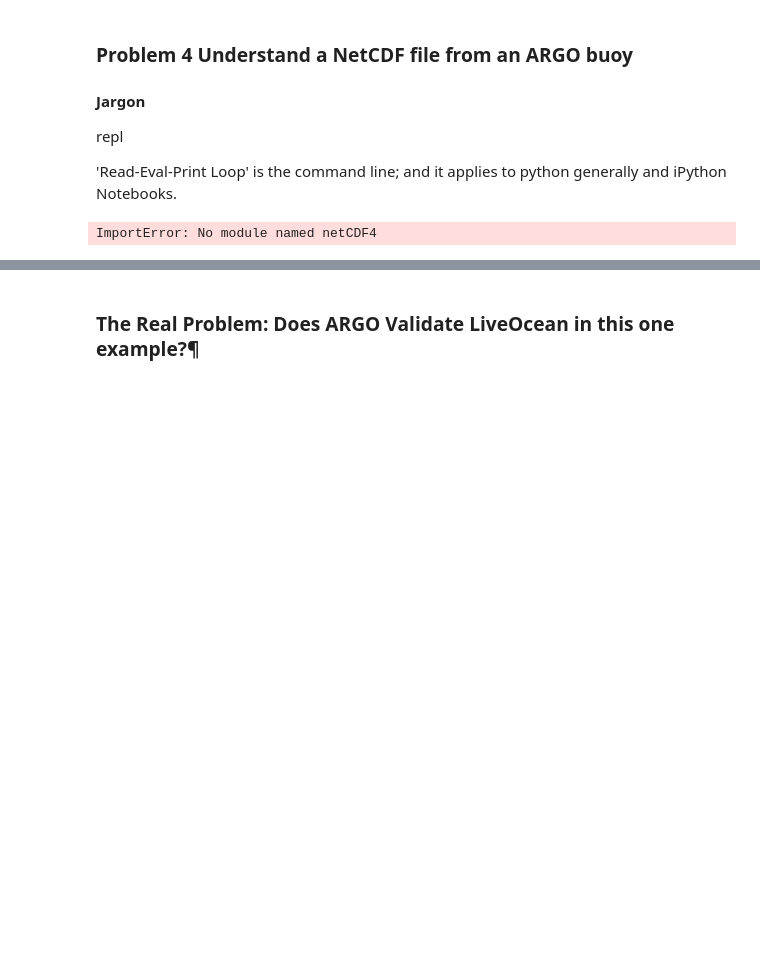
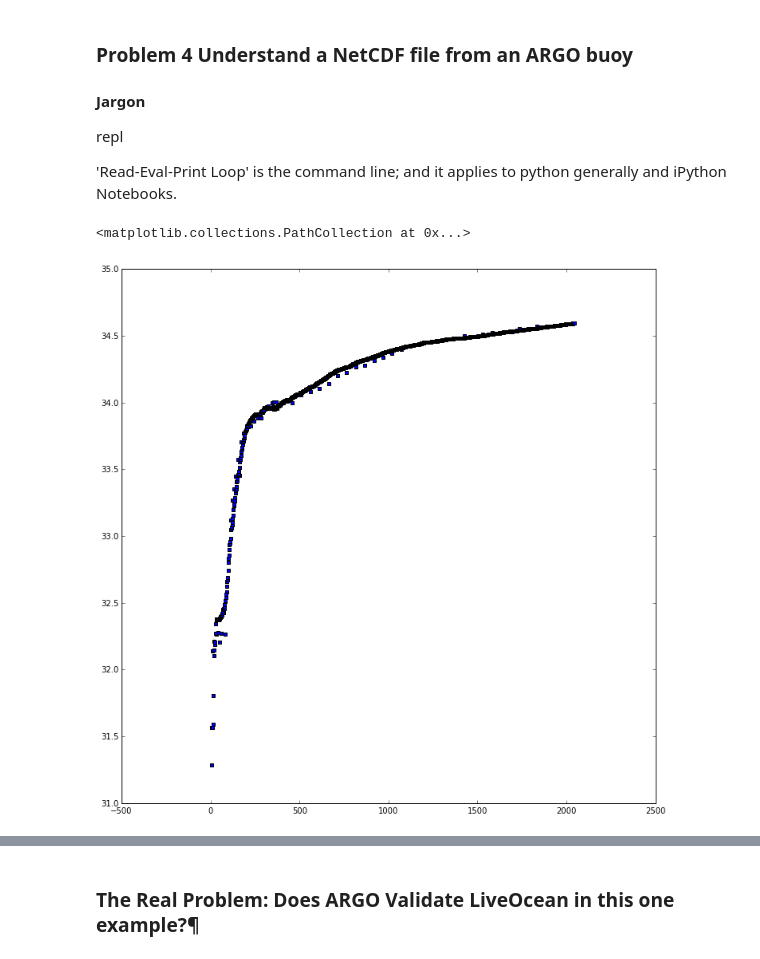
Before and after one commit to robfatland/percival, a Jupyter notebook: IPython Notebooks/Cloud Day Talk.ipynb, the cells around one changed output, grey strips where cells are left out. Drawn from its saved outputs; the diff is of its cells as text; code cells hidden in the pictures; blank space fills up the shorter version.

```diff
--- a/IPython Notebooks/Cloud Day Talk.ipynb
+++ b/IPython Notebooks/Cloud Day Talk.ipynb
@@ -453,8 +459,8 @@ from netCDF4 import *
 # Not intended to be an operational conversion constant!
 decibarsToMeters = 1019.977/1000.0
 
-f = Dataset("R5903601_130.nc",'r', Format='NETCDF4')
-g = Dataset("argo-profiles-4901664.nc",'r',Format='NETCDF4')
+f = Dataset("../data/R5903601_130.nc",'r', Format='NETCDF4')
+g = Dataset("../data/argo-profiles-4901664.nc",'r',Format='NETCDF4')
 
 # From the following two lines I culled out some interesting variables...
 #
@@ -525,34 +531,35 @@ pressureDecibars=f.variables[presLabel][0,:]
 temperature=f.variables[tempLabel][0,:]
 
 # Using an approximate conversion constant we go from pressure to depth
 depthMeters = pressureDecibars*decibarsToMeters
 
 # Here is the salinity versus depth plot
 # plot(depthMeters,salinity)
 
 # Let's hold off before we do the comparison:
 # plot(myD, myS)
 
 
 # From the 2-D data we pull 1-D arrays using the wildcard ':' character
 #   This follows after just test-printing everything! [0] is the important stuff
 salinity2 = g.variables[psalLabel][0,:]
 pressureDecibars2 = g.variables[presLabel][0,:]
 temperature2 = g.variables[tempLabel][0,:]
 
 # Using an approximate conversion constant we go from pressure to depth
 depthMeters = pressureDecibars*decibarsToMeters
 depthMeters2 = pressureDecibars2*decibarsToMeters
 
 # Here is the salinity versus depth plot
 # plot(depthMeters,salinity)
 # plot(depthMeters2,salinity2)
 figdim = 12
 figure(figsize=(figdim,figdim))
 scatter(depthMeters, salinity, marker = ',')
 scatter(depthMeters2, salinity2, marker = ',')
 # %% [output]
-ImportError: No module named netCDF4
+<matplotlib.collections.PathCollection at 0x...>
+[figure, added]
 # %%
 # This cell determines location and time of the data (irrespective of drift velocity << LiveOcean cell size)
 
```
Also changed, not shown: parts of 31 cells of this notebook.
